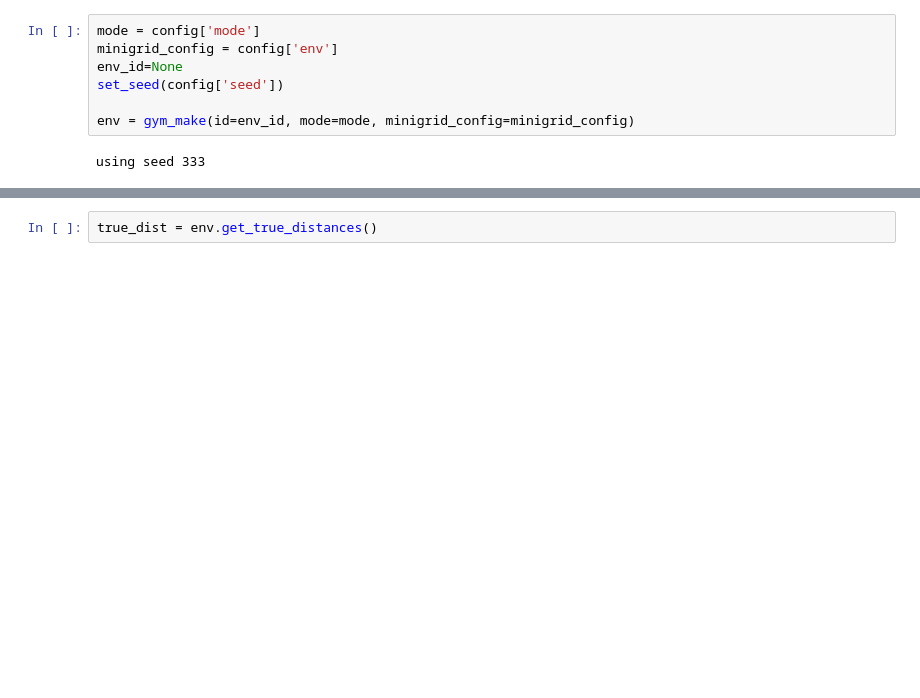
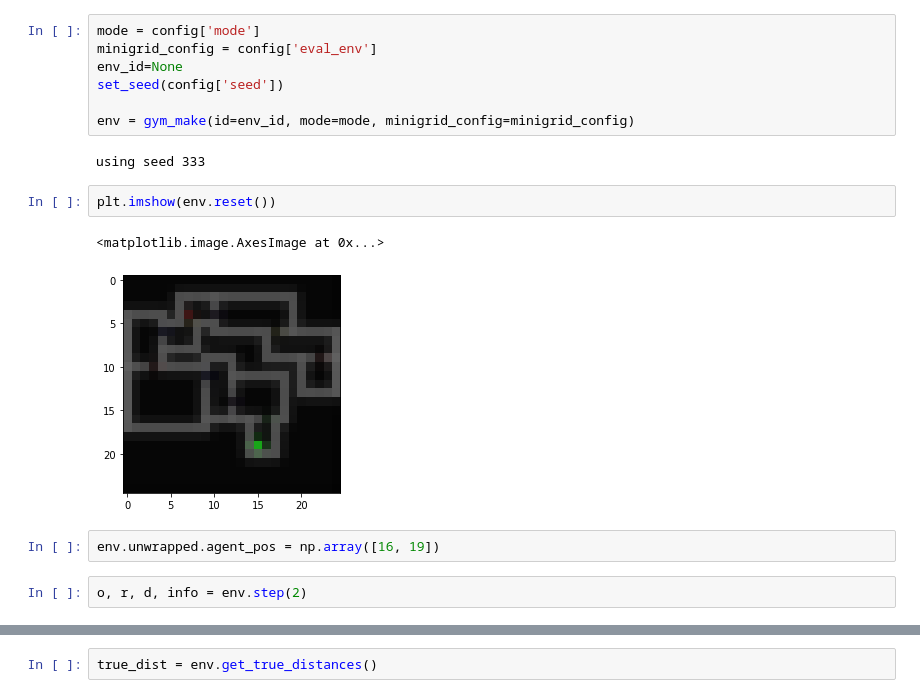
Before and after one commit to 2016choang/sfl, a Jupyter notebook: playground/new-envs.ipynb, the cells around one changed output, grey strips where cells are left out. Drawn from its saved outputs; the diff is of its cells as text; blank space fills up the shorter version.

Commit message:
Plotting changes, eval change

```diff
--- a/playground/new-envs.ipynb
+++ b/playground/new-envs.ipynb
@@ -43,9 +47,18 @@ with open('../experiments/configs/test.json') as f:
 # %%
 mode = config['mode']
-minigrid_config = config['env']
+minigrid_config = config['eval_env']
 env_id=None
 set_seed(config['seed'])
 
 env = gym_make(id=env_id, mode=mode, minigrid_config=minigrid_config)
 # %% [output]
 using seed 333
+# %%
+plt.imshow(env.reset())
+# %% [output]
+<matplotlib.image.AxesImage at 0x...>
+[figure, added]
+# %%
+env.unwrapped.agent_pos = np.array([16, 19])
+# %%
+o, r, d, info = env.step(2)
```
Also changed, not shown: parts of 2 cells of this notebook, 6 other files.
